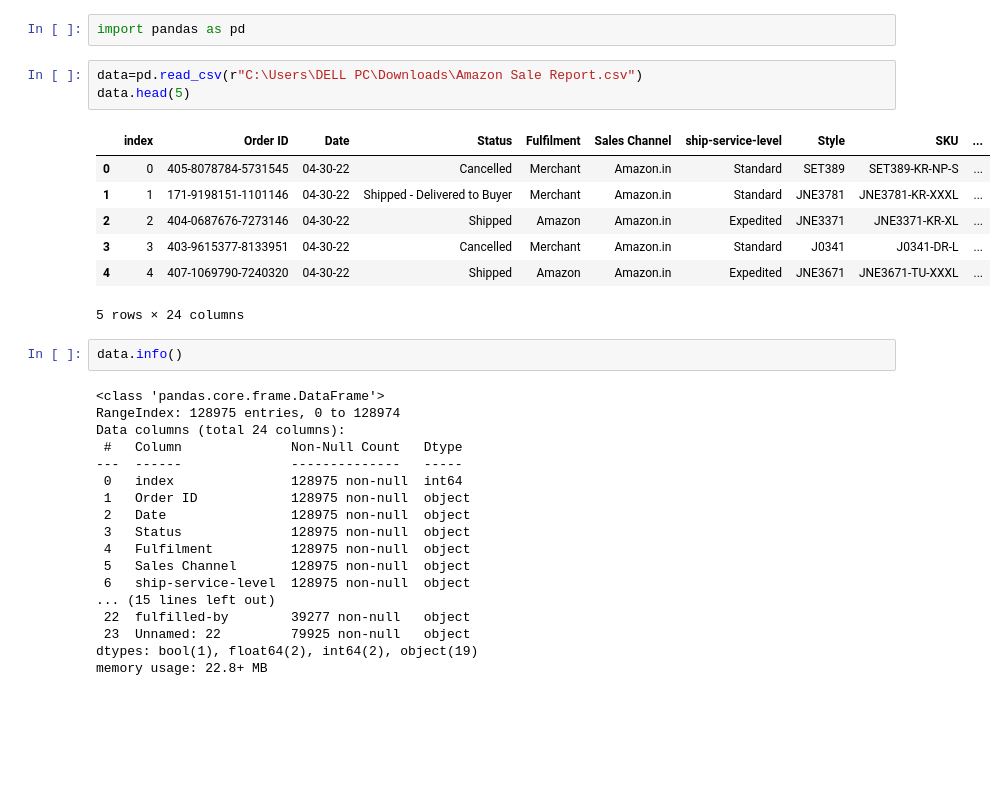
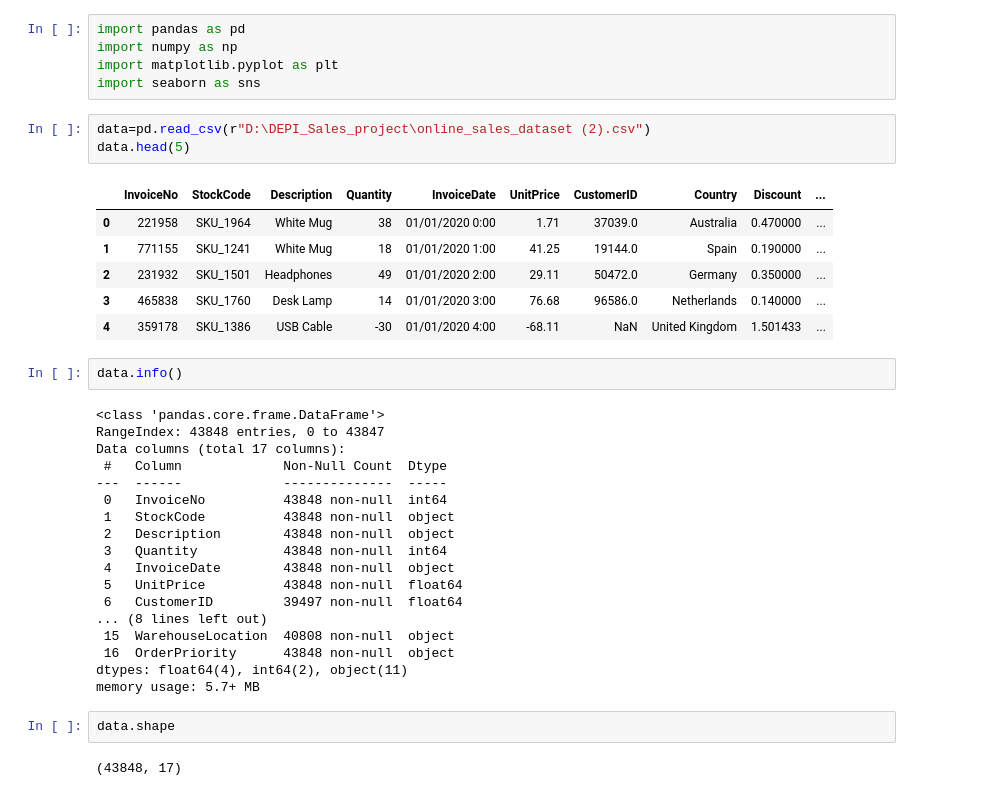
Before and after one commit to losiaawney/DEPI_Sales_project, a Jupyter notebook: DEPI_salesproject.ipynb, the cells around one changed output. Saved outputs shown, nothing was run; the diff lists cells and outputs as text; blank space fills up the shorter version.

```diff
--- a/DEPI_salesproject.ipynb
+++ b/DEPI_salesproject.ipynb
@@ -1,33 +1,39 @@
-# %%
-import pandas as pd
+# %%
+import pandas as pd
+import numpy as np
+import matplotlib.pyplot as plt
+import seaborn as sns
 # %%
-data=pd.read_csv(r"C:\Users\DELL PC\Downloads\Amazon Sale Report.csv")
+data=pd.read_csv(r"D:\DEPI_Sales_project\online_sales_dataset (2).csv")
 data.head(5)
 # %% [output]
-|  | index | Order ID | Date | Status | Fulfilment | Sales Channel | ship-service-level | Style | SKU | ... |
-| 0 | 0 | 405-8078784-5731545 | 04-30-22 | Cancelled | Merchant | Amazon.in | Standard | SET389 | SET389-KR-NP-S | ... |
-| 1 | 1 | 171-9198151-1101146 | 04-30-22 | Shipped - Delivered to Buyer | Merchant | Amazon.in | Standard | JNE3781 | JNE3781-KR-XXXL | ... |
-| 2 | 2 | 404-0687676-7273146 | 04-30-22 | Shipped | Amazon | Amazon.in | Expedited | JNE3371 | JNE3371-KR-XL | ... |
-| 3 | 3 | 403-9615377-8133951 | 04-30-22 | Cancelled | Merchant | Amazon.in | Standard | J0341 | J0341-DR-L | ... |
-| 4 | 4 | 407-1069790-7240320 | 04-30-22 | Shipped | Amazon | Amazon.in | Expedited | JNE3671 | JNE3671-TU-XXXL | ... |
+|  | InvoiceNo | StockCode | Description | Quantity | InvoiceDate | UnitPrice | CustomerID | Country | Discount | ... |
+| 0 | 221958 | SKU_1964 | White Mug | 38 | 01/01/2020 0:00 | 1.71 | 37039.0 | Australia | 0.470000 | ... |
+| 1 | 771155 | SKU_1241 | White Mug | 18 | 01/01/2020 1:00 | 41.25 | 19144.0 | Spain | 0.190000 | ... |
+| 2 | 231932 | SKU_1501 | Headphones | 49 | 01/01/2020 2:00 | 29.11 | 50472.0 | Germany | 0.350000 | ... |
+| 3 | 465838 | SKU_1760 | Desk Lamp | 14 | 01/01/2020 3:00 | 76.68 | 96586.0 | Netherlands | 0.140000 | ... |
+| 4 | 359178 | SKU_1386 | USB Cable | -30 | 01/01/2020 4:00 | -68.11 | NaN | United Kingdom | 1.501433 | ... |
-5 rows × 24 columns
 # %%
 data.info()
 # %% [output]
 <class 'pandas.core.frame.DataFrame'>
-RangeIndex: 128975 entries, 0 to 128974
-Data columns (total 24 columns):
- #   Column              Non-Null Count   Dtype
----  ------              --------------   -----
- 0   index               128975 non-null  int64
- 1   Order ID            128975 non-null  object
- 2   Date                128975 non-null  object
- 3   Status              128975 non-null  object
- 4   Fulfilment          128975 non-null  object
- 5   Sales Channel       128975 non-null  object
- 6   ship-service-level  128975 non-null  object
-... (15 lines left out)
- 22  fulfilled-by        39277 non-null   object
- 23  Unnamed: 22         79925 non-null   object
-dtypes: bool(1), float64(2), int64(2), object(19)
-memory usage: 22.8+ MB
+RangeIndex: 43848 entries, 0 to 43847
+Data columns (total 17 columns):
+ #   Column             Non-Null Count  Dtype
+---  ------             --------------  -----
+ 0   InvoiceNo          43848 non-null  int64
+ 1   StockCode          43848 non-null  object
+ 2   Description        43848 non-null  object
+ 3   Quantity           43848 non-null  int64
+ 4   InvoiceDate        43848 non-null  object
+ 5   UnitPrice          43848 non-null  float64
+ 6   CustomerID         39497 non-null  float64
+... (8 lines left out)
+ 15  WarehouseLocation  40808 non-null  object
+ 16  OrderPriority      43848 non-null  object
+dtypes: float64(4), int64(2), object(11)
+memory usage: 5.7+ MB
+# %%
+data.shape
+# %% [output]
+(43848, 17)
```
Also changed, not shown: parts of 44 cells of this notebook, 2 other files.
